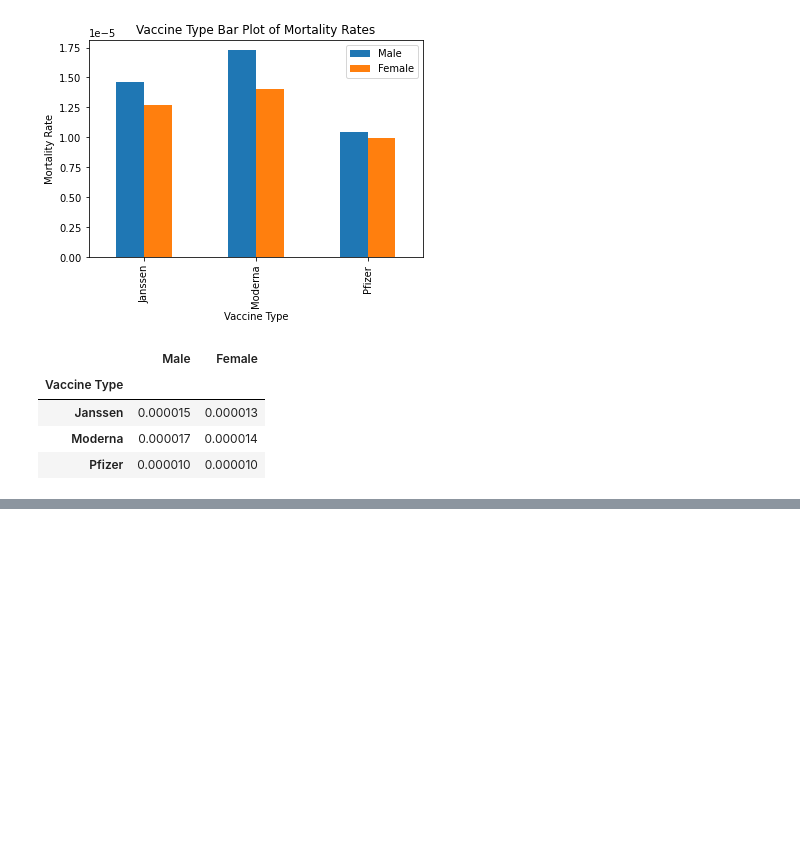
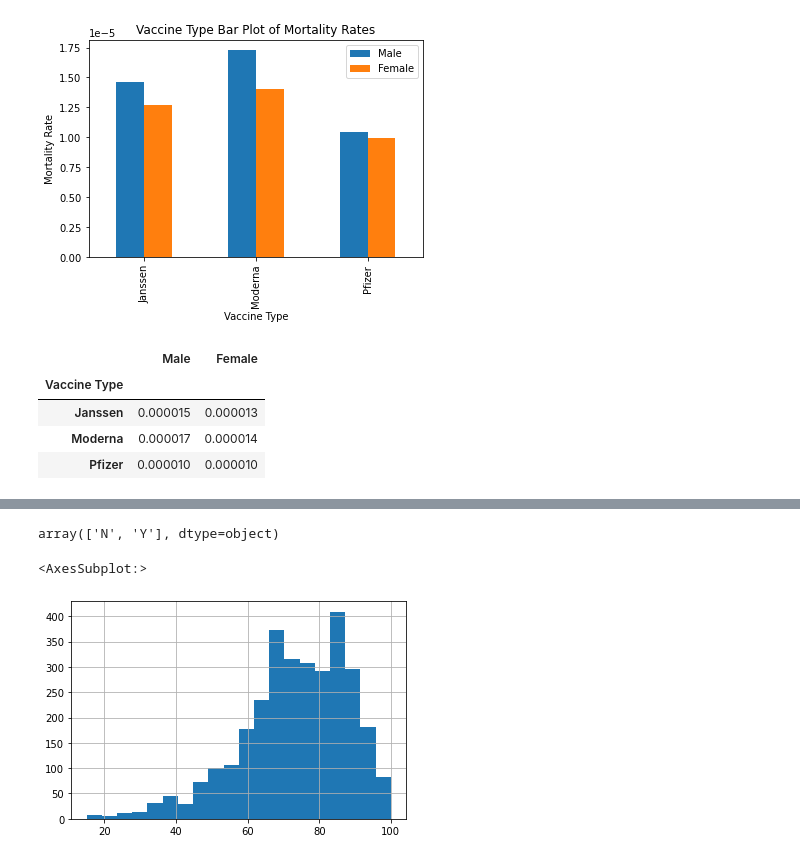
Before and after one commit to DataTortuga/COVID19-Vaccine-Analysis, a Jupyter notebook: Data_Cleaning/COVID19_VACCINE_ADMIN.ipynb, the cells around one changed output, grey strips where cells are left out. Cells and saved outputs as stored; diff of their text form; code cells hidden in the pictures; blank space fills up the shorter version.

```diff
--- a/Data_Cleaning/COVID19_VACCINE_ADMIN.ipynb
+++ b/Data_Cleaning/COVID19_VACCINE_ADMIN.ipynb
@@ -265,0 +298,11 @@ mortality_df.groupby(['Vaccine Type']).sum()
+# %%
+df_merge2 = df_merge.loc[df_merge['DIED'] == 'Y']
+# %%
+df_merge['DIED'].unique()
+# %% [output]
+array(['N', 'Y'], dtype=object)
+# %%
+df_merge2['AGE_YRS'].hist(bins = 20)
+# %% [output]
+<AxesSubplot:>
+[figure, added]
```
Also changed, not shown: parts of 15 cells of this notebook, 1 other file.
